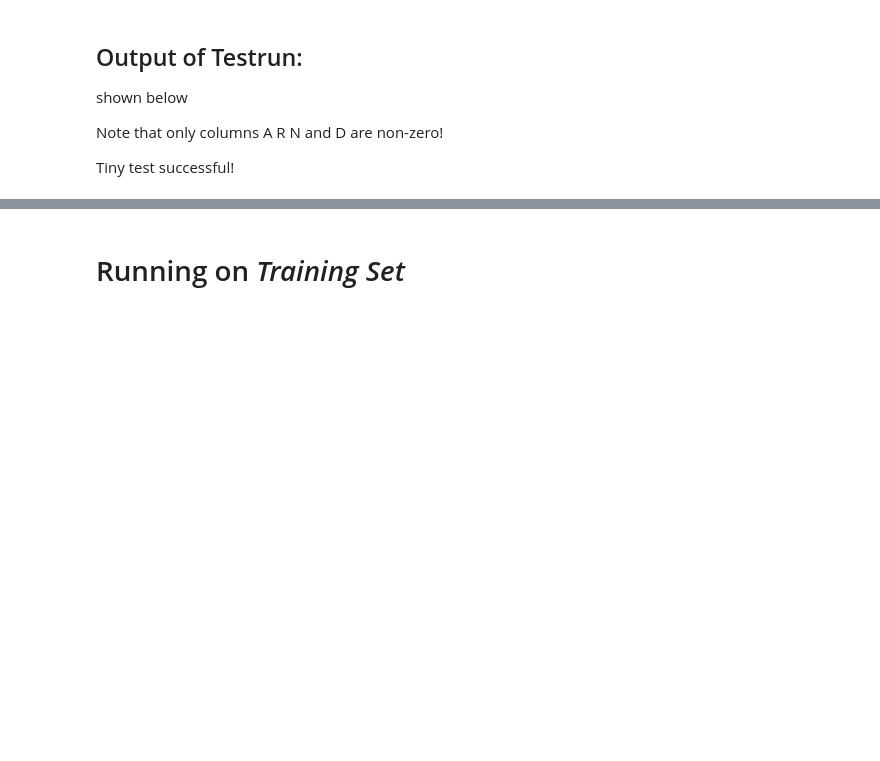
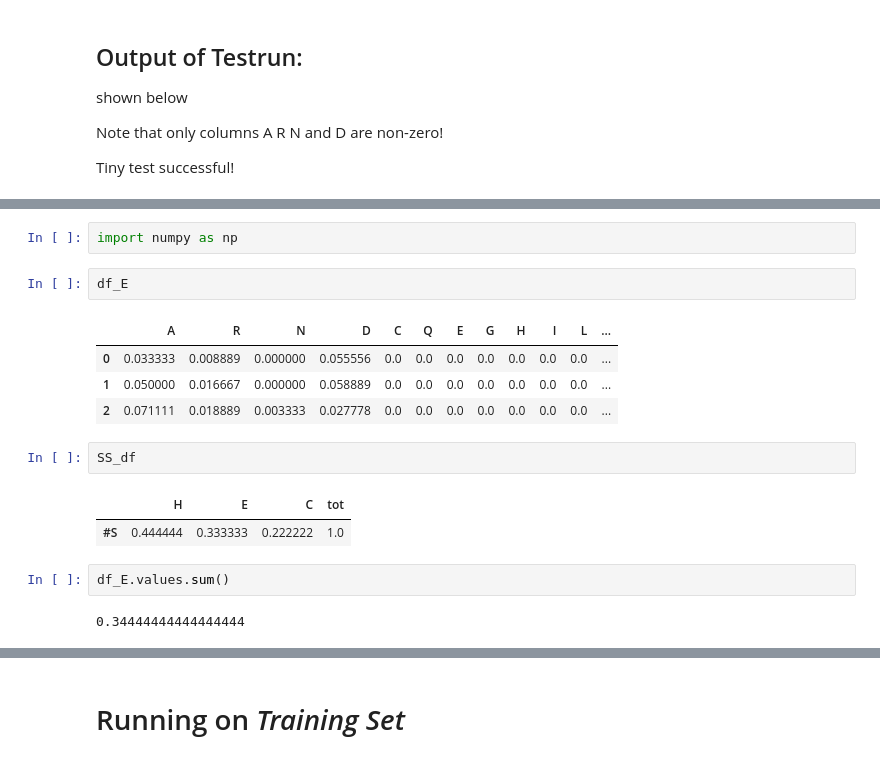
Before and after one commit to ilante/LB-2-project-GOR-vs-SVM, a Jupyter notebook: documentation_notebooks/GOR/Steps_GOR_method.ipynb, the cells around one changed output, grey strips where cells are left out. Saved outputs shown, nothing was run; the diff lists cells and outputs as text; blank space fills up the shorter version.

```diff
--- a/documentation_notebooks/GOR/Steps_GOR_method.ipynb
+++ b/documentation_notebooks/GOR/Steps_GOR_method.ipynb
@@ -1038,0 +1031,18 @@ R_E
+# %%
+import numpy as np
+# %%
+df_E
+# %% [output]
+|  | A | R | N | D | C | Q | E | G | H | I | L | ... |
+| 0 | 0.033333 | 0.008889 | 0.000000 | 0.055556 | 0.0 | 0.0 | 0.0 | 0.0 | 0.0 | 0.0 | 0.0 | ... |
+| 1 | 0.050000 | 0.016667 | 0.000000 | 0.058889 | 0.0 | 0.0 | 0.0 | 0.0 | 0.0 | 0.0 | 0.0 | ... |
+| 2 | 0.071111 | 0.018889 | 0.003333 | 0.027778 | 0.0 | 0.0 | 0.0 | 0.0 | 0.0 | 0.0 | 0.0 | ... |
+# %%
+SS_df
+# %% [output]
+|  | H | E | C | tot |
+| #S | 0.444444 | 0.333333 | 0.222222 | 1.0 |
+# %%
+df_E.values.sum()
+# %% [output]
+0.34444444444444444
```
Also changed, not shown: parts of 71 cells of this notebook.
